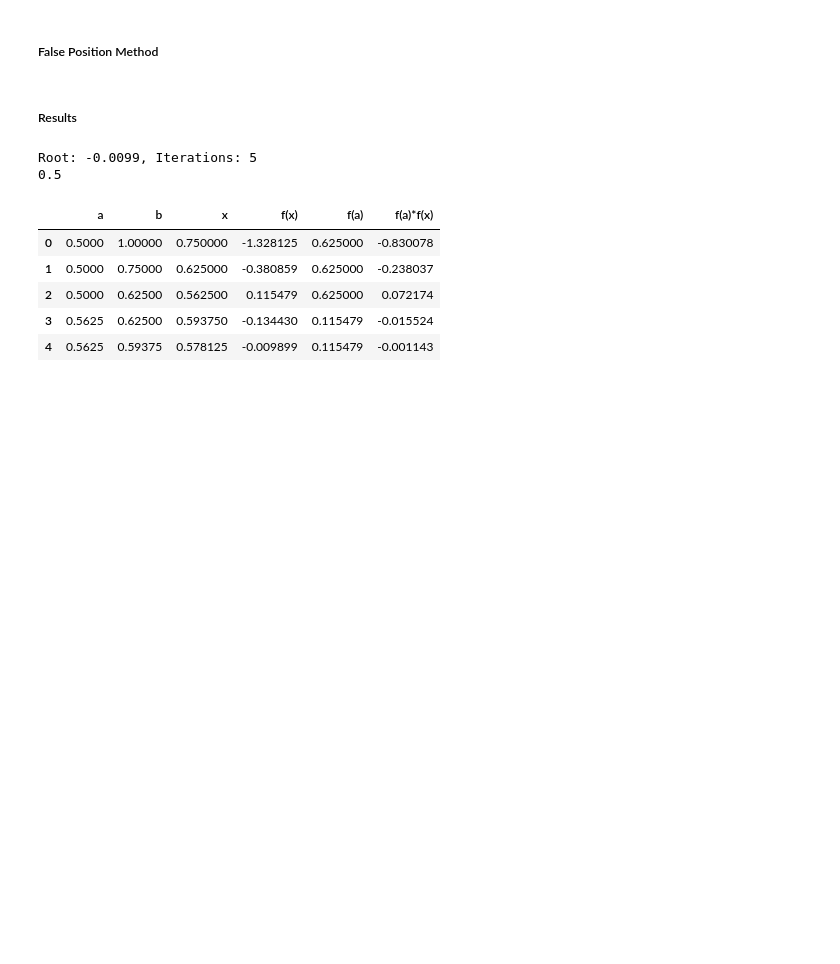
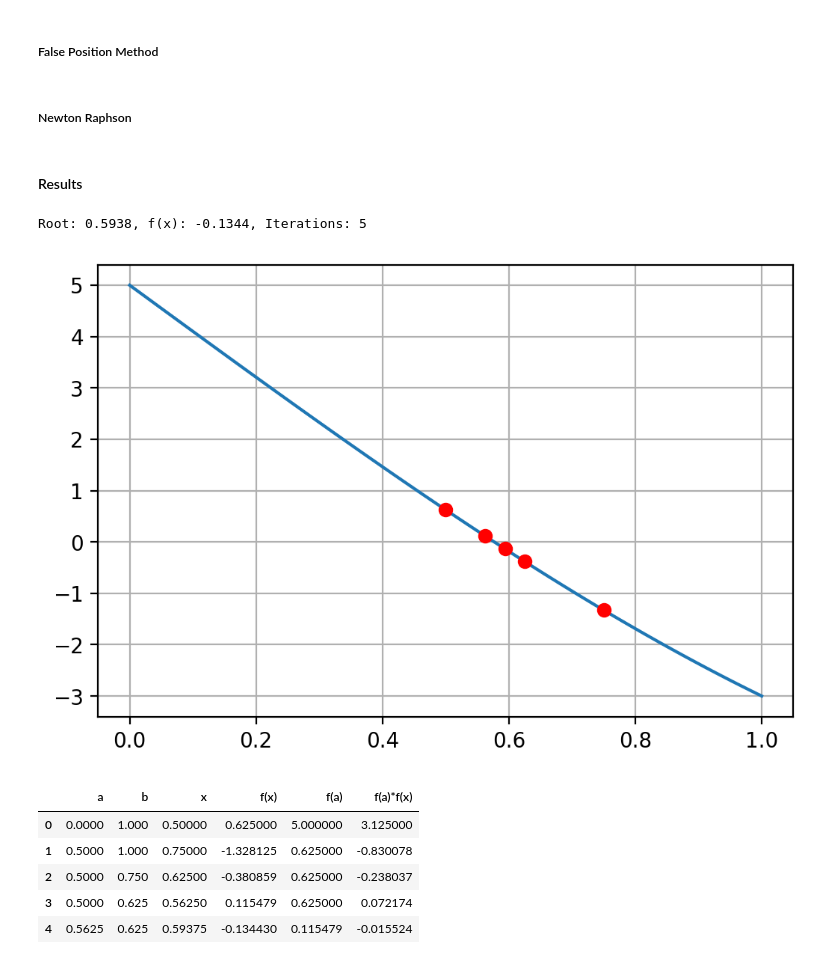
Before and after one commit to carloscalage/calculo_numerico, a Jupyter notebook: eq_alg_transc.ipynb, the cells around one changed output. Cells and saved outputs as stored; diff of their text form; code cells hidden in the pictures; blank space fills up the shorter version.

```diff
--- a/eq_alg_transc.ipynb
+++ b/eq_alg_transc.ipynb
@@ -0,0 +12,9 @@
+# %%
+f = [
+  lambda x: np.power(x,10) - 1,
+  lambda x: np.exp(x) - 3 * x,
+  lambda x: np.power(x,3) - (9 * x) + 5,
+  lambda x: 2 * np.power(x,3) + (5 * np.power(x,2)) - (8 * x) - 1,
+  lambda x: 3 * np.power(x,2) - 9,
+  lambda x: np.power(x,3) - (9 * x) + 3
+  ]
@@ -1,2 +35,14 @@
+# %%
+def plot_func(f, x_min, x_max, n, points):
+  x = np.linspace(x_min, x_max, n)
+  y = np.array([f(i) for i in x])
+  plt.figure(dpi=200)
+  plt.plot(x, y)
+  plt.plot(points.iloc[:, 0], points.iloc[:, 1], 'ro')
+  plt.grid(True)
+  plt.show()
+
+def eval_derivate(f, x):
+  return float(diff(f(x_symbol), x_symbol).subs(x_symbol, x))
 # %% [markdown]
 #### Root-finding algorithms
@@ -19,12 +49,3 @@ f = [
-# %%
-def plot_func(f, x_min, x_max, n, points):
-  x = np.linspace(x_min, x_max, n)
-  y = np.array([f(i) for i in x])
-  plt.figure(dpi=120)
-  plt.plot(x, y)
-  plt.plot(points[0], points[1], 'ro')
-  plt.grid(True)
-  plt.show()
 # %% [markdown]
 ##### Bissection Method
 # %%
@@ -102 +114,3 @@ def false_position(a, b, precision, iterations, f):
   return df
+# %% [markdown]
+##### Newton Raphson
@@ -103,13 +140,13 @@ def false_position(a, b, precision, iterations, f):
 # %% [markdown]
-##### Results
+#### Results
 # %%
-bissec(0.5, 1, 0.01, 5, f[2])
+bissec(0, 1, 0.01, 5, f[2])
 # %% [output]
-Root: -0.0099, Iterations: 5
-0.5
+Root: 0.5938, f(x): -0.1344, Iterations: 5
+[figure, added]
 |  | a | b | x | f(x) | f(a) | f(a)*f(x) |
-| 0 | 0.5000 | 1.00000 | 0.750000 | -1.328125 | 0.625000 | -0.830078 |
-| 1 | 0.5000 | 0.75000 | 0.625000 | -0.380859 | 0.625000 | -0.238037 |
-| 2 | 0.5000 | 0.62500 | 0.562500 | 0.115479 | 0.625000 | 0.072174 |
-| 3 | 0.5625 | 0.62500 | 0.593750 | -0.134430 | 0.115479 | -0.015524 |
-| 4 | 0.5625 | 0.59375 | 0.578125 | -0.009899 | 0.115479 | -0.001143 |
+| 0 | 0.0000 | 1.000 | 0.50000 | 0.625000 | 5.000000 | 3.125000 |
+| 1 | 0.5000 | 1.000 | 0.75000 | -1.328125 | 0.625000 | -0.830078 |
+| 2 | 0.5000 | 0.750 | 0.62500 | -0.380859 | 0.625000 | -0.238037 |
+| 3 | 0.5000 | 0.625 | 0.56250 | 0.115479 | 0.625000 | 0.072174 |
+| 4 | 0.5625 | 0.625 | 0.59375 | -0.134430 | 0.115479 | -0.015524 |
```
Also changed, not shown: parts of 16 cells of this notebook.
